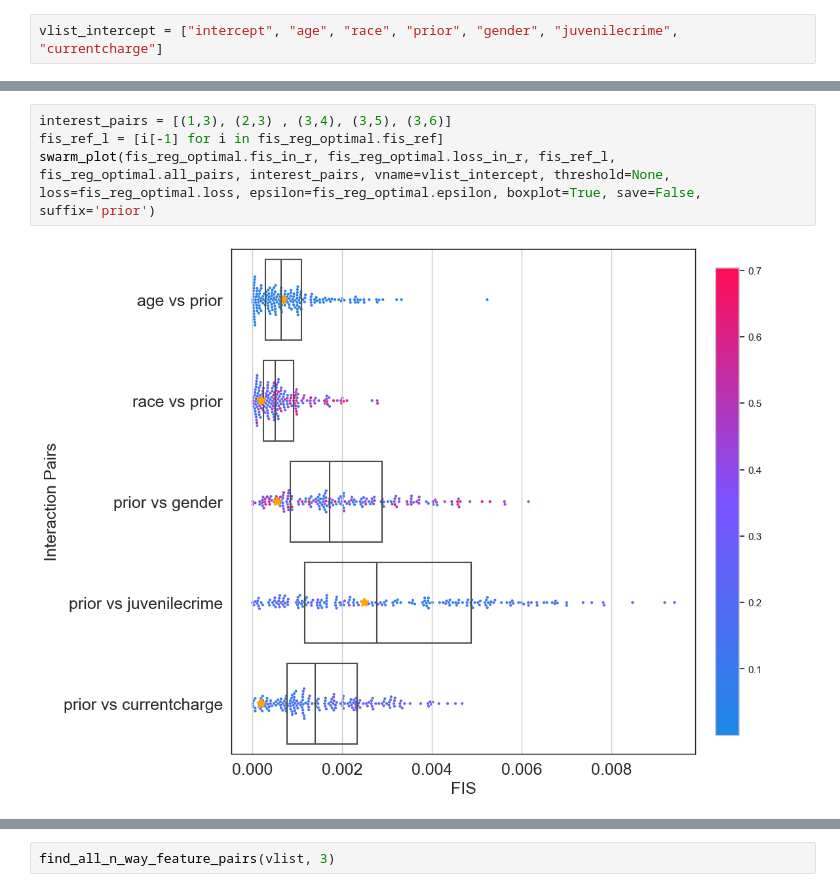
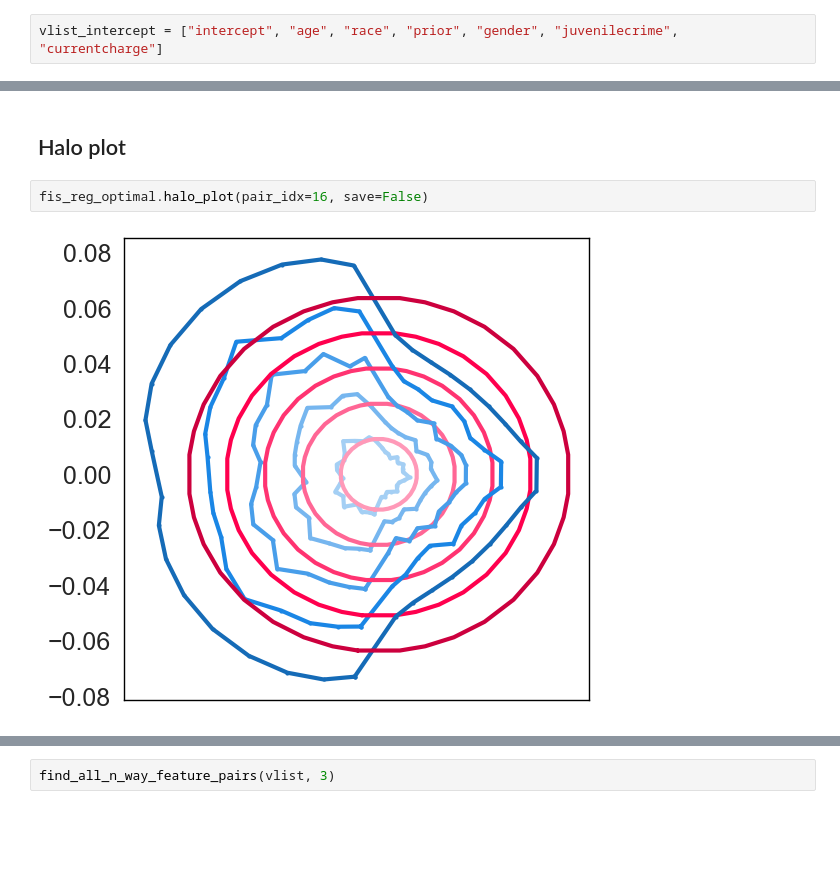
Before and after one commit to Sichao-Li/generalized_rashomon_set, a Jupyter notebook: experiments/recidivism_analysis.ipynb, the cells around one changed output, grey strips where cells are left out. Saved outputs shown, nothing was run; the diff lists cells and outputs as text; blank space fills up the shorter version.

```diff
--- a/experiments/recidivism_analysis.ipynb
+++ b/experiments/recidivism_analysis.ipynb
@@ -190,7 +159,7 @@ swarm_plot(fis_in_r, loss_in_r, fis_ref_l, fis_reg_optimal.all_pairs, interest_p
-# %%
-interest_pairs = [(1,3), (2,3) , (3,4), (3,5), (3,6)]
-fis_ref_l = [i[-1] for i in fis_reg_optimal.fis_ref]
-swarm_plot(fis_reg_optimal.fis_in_r, fis_reg_optimal.loss_in_r, fis_ref_l, fis_reg_optimal.all_pairs, interest_pairs, vname=vlist_intercept, threshold=None, loss=fis_reg_optimal.loss, epsilon=fis_reg_optimal.epsilon, boxplot=True, save=False, suffix='prior')
-# %% [output]
-[figure, removed]
+# %% [markdown]
+## Halo plot
+# %%
+fis_reg_optimal.halo_plot(pair_idx=16, save=False)
+# %% [output]
+[figure, added]
 # %%
```
Also changed, not shown: parts of 18 cells of this notebook, 19 other files.
